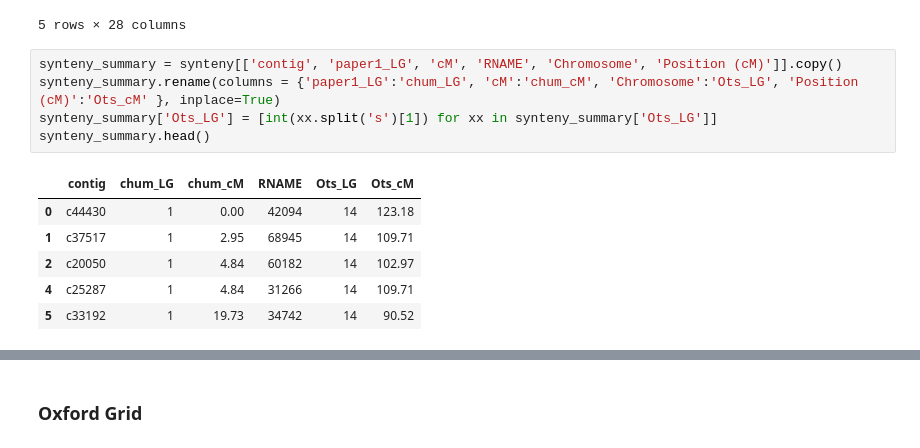
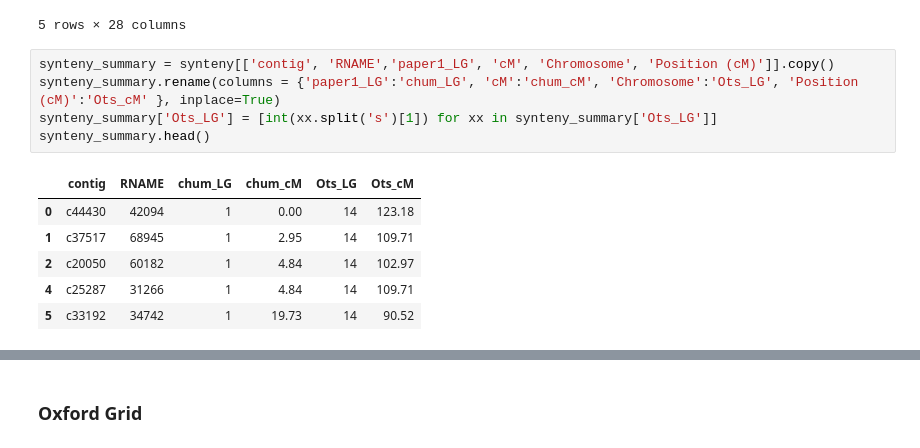
Before and after one commit to rwaples/chum_populations, a Jupyter notebook: Align to Chinook.ipynb, the cells around one changed output, grey strips where cells are left out. Drawn from its saved outputs; the diff is of its cells as text.

```diff
--- a/Align to Chinook.ipynb
+++ b/Align to Chinook.ipynb
@@ -218,14 +218,14 @@ synteny.head()
 | 5 | c33192 | 33192 | 20020 | 20020_28 | 3307 | 1 | 19.73 | 1 | 19.73 | ... |
 5 rows × 28 columns
 # %%
-synteny_summary = synteny[['contig', 'paper1_LG', 'cM', 'RNAME', 'Chromosome', 'Position (cM)']].copy()
+synteny_summary = synteny[['contig', 'RNAME','paper1_LG', 'cM', 'Chromosome', 'Position (cM)']].copy()
 synteny_summary.rename(columns = {'paper1_LG':'chum_LG', 'cM':'chum_cM', 'Chromosome':'Ots_LG', 'Position (cM)':'Ots_cM' }, inplace=True)
 synteny_summary['Ots_LG'] = [int(xx.split('s')[1]) for xx in synteny_summary['Ots_LG']]
 synteny_summary.head()
 # %% [output]
-|  | contig | chum_LG | chum_cM | RNAME | Ots_LG | Ots_cM |
-| 0 | c44430 | 1 | 0.00 | 42094 | 14 | 123.18 |
-| 1 | c37517 | 1 | 2.95 | 68945 | 14 | 109.71 |
-| 2 | c20050 | 1 | 4.84 | 60182 | 14 | 102.97 |
-| 4 | c25287 | 1 | 4.84 | 31266 | 14 | 109.71 |
-| 5 | c33192 | 1 | 19.73 | 34742 | 14 | 90.52 |
+|  | contig | RNAME | chum_LG | chum_cM | Ots_LG | Ots_cM |
+| 0 | c44430 | 42094 | 1 | 0.00 | 14 | 123.18 |
+| 1 | c37517 | 68945 | 1 | 2.95 | 14 | 109.71 |
+| 2 | c20050 | 60182 | 1 | 4.84 | 14 | 102.97 |
+| 4 | c25287 | 31266 | 1 | 4.84 | 14 | 109.71 |
+| 5 | c33192 | 34742 | 1 | 19.73 | 14 | 90.52 |
```
Also changed, not shown: parts of 24 cells of this notebook, 5 other files.
